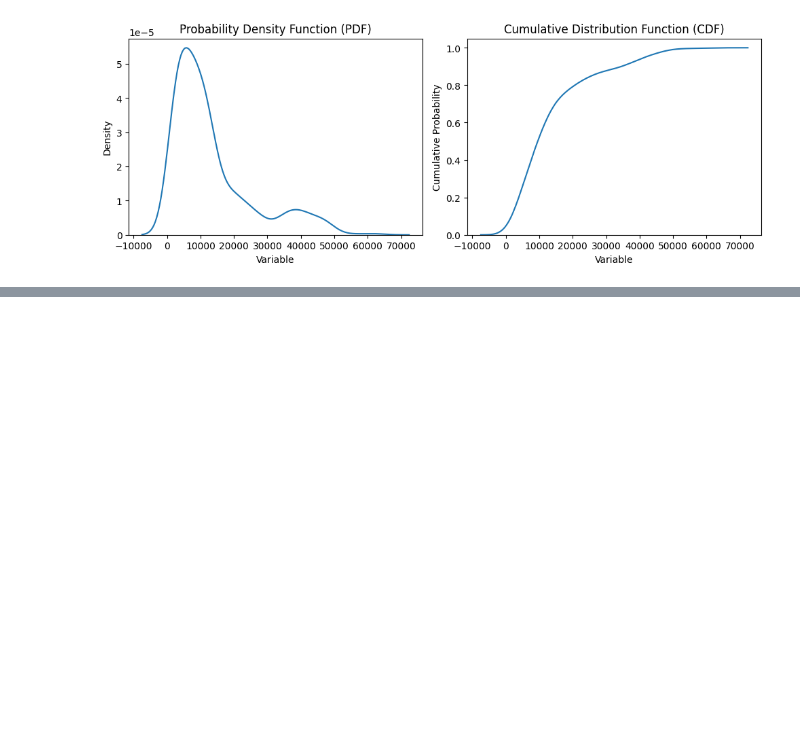
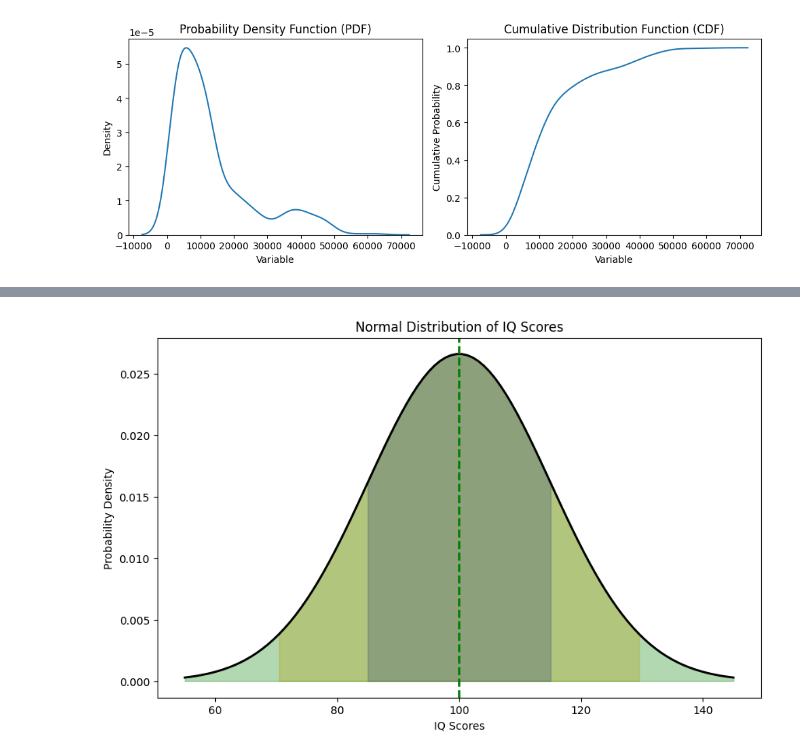
Before and after one commit to rahulchand017/Data_Science, a Jupyter notebook: Statistics/Probability Distribution/Practice PD.ipynb, the cells around one changed output, grey strips where cells are left out. Cells and saved outputs as stored; diff of their text form; code cells hidden in the pictures; blank space fills up the shorter version.

```diff
--- a/Statistics/Probability Distribution/Practice PD.ipynb
+++ b/Statistics/Probability Distribution/Practice PD.ipynb
@@ -127,0 +324,37 @@ plt.show()
+# %%
+import numpy as np
+import matplotlib.pyplot as plt
+
+# Mean and standard deviation
+mu = 100
+sigma = 15
+
+# Create data points for x-axis
+x = np.linspace(mu - 3*sigma, mu + 3*sigma, 100)
+
+# Calculate the corresponding y-values (PDF)
+y = 1/(sigma * np.sqrt(2 * np.pi)) * np.exp(-(x - mu)**2 / (2 * sigma**2))
+
+# Initialize the plot
+fig, ax = plt.subplots(figsize=(10,6))
+
+# Plot the normal distribution curve
+ax.plot(x, y, color='black', linewidth=2)
+
+# Shade the areas corresponding to 1, 2, and 3 standard deviations from the mean
+ax.fill_between(x, y, where=(x >= mu - sigma) & (x <= mu + sigma), alpha=0.3, color='blue')
+ax.fill_between(x, y, where=(x >= mu - 2*sigma) & (x <= mu + 2*sigma), alpha=0.3, color='orange')
+ax.fill_between(x, y, where=(x >= mu - 3*sigma) & (x <= mu + 3*sigma), alpha=0.3, color='green')
+
+# Add a vertical line to indicate the mean
+ax.axvline(x=mu, color='green', linestyle='--', linewidth=2)
+
+# Set axis labels and title
+ax.set_xlabel('IQ Scores')
+ax.set_ylabel('Probability Density')
+ax.set_title('Normal Distribution of IQ Scores')
+
+# Display the plot
+plt.show()
+# %% [output]
+[figure, added]
```
Also changed, not shown: parts of 8 cells of this notebook, 3 other files.
